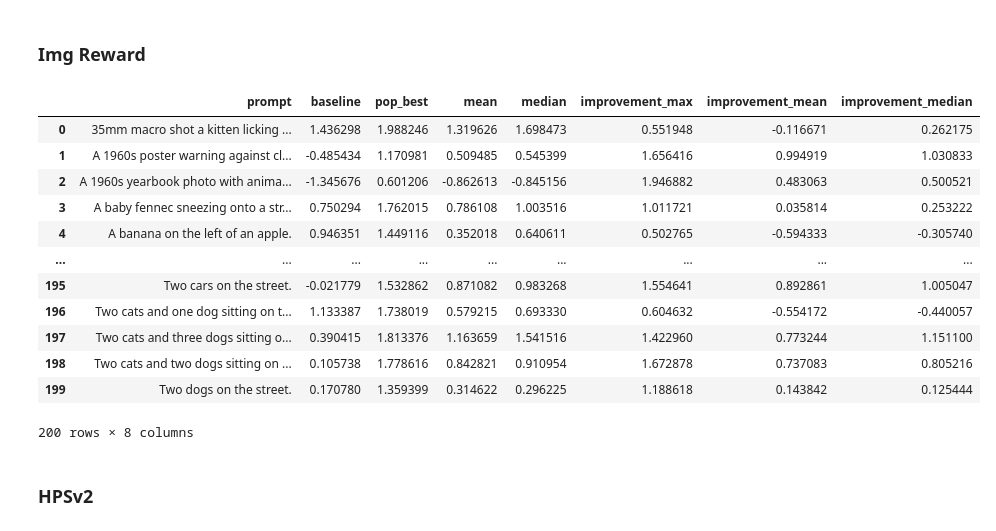
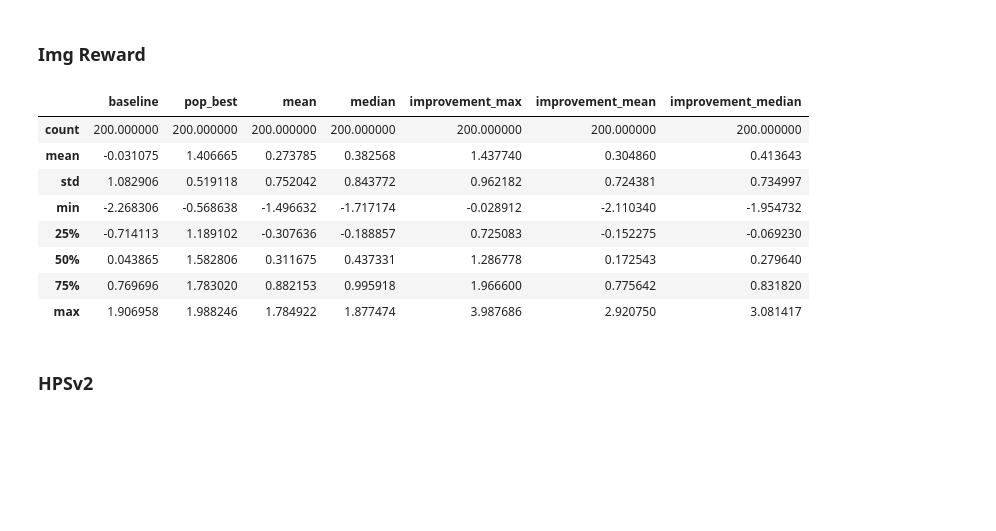
Before and after one commit to pjjajal/diffusion-trajectory, a Jupyter notebook: analysis.ipynb, the cells around one changed output. Saved outputs shown, nothing was run; the diff lists cells and outputs as text; code cells hidden in the pictures; blank space fills up the shorter version.

```diff
--- a/analysis.ipynb
+++ b/analysis.ipynb
@@ -69,7 +69,6 @@ def compute_deltas(data, up_to_step=15, max_or_min="max"):
     )
 
     pop_bests.columns = pop_bests.columns.map("_".join)
-
     joined_data = baseline_pop_best.join(pop_bests)
     joined_data["delta_max"] = joined_data[f"pop_best_eval_{max_or_min}"] - joined_data["mean"]
     joined_data["delta_mean"] = joined_data[f"mean_eval_{max_or_min}"] - joined_data["mean"]
@@ -88,6 +87,13 @@ def compute_deltas(data, up_to_step=15, max_or_min="max"):
             "delta_median": "improvement_median",
         }
     )
+
+    # Get the best image paths
+    subset = all_other_steps.loc[all_other_steps["step"] <= up_to_step]
+    best_img_indices = subset.groupby("prompt")[["pop_best_eval"]].idxmax()
+    best_rows = subset.loc[best_img_indices.values.flatten()]
+    best_img_paths = best_rows[["prompt", 'best_img.path']].set_index("prompt")
+    joined_data = joined_data.join(best_img_paths, on="prompt")
     return joined_data
 # %%
 def compute_deltas_dnos(data, up_to_step=15, max_or_min="max"):
@@ -122,21 +128,17 @@ api = wandb.Api(timeout=60)
 ### Img Reward
 # %%
 data = get_wandb_logs(api, "seris/inference-diffusion-noise-optim/skl06y3a")
-compute_deltas(data, up_to_step=15)
+compute_deltas(data, up_to_step=15).describe()
 # %% [output]
-|  | prompt | baseline | pop_best | mean | median | improvement_max | improvement_mean | improvement_median |
-| 0 | 35mm macro shot a kitten licking ... | 1.436298 | 1.988246 | 1.319626 | 1.698473 | 0.551948 | -0.116671 | 0.262175 |
-| 1 | A 1960s poster warning against cl... | -0.485434 | 1.170981 | 0.509485 | 0.545399 | 1.656416 | 0.994919 | 1.030833 |
-| 2 | A 1960s yearbook photo with anima... | -1.345676 | 0.601206 | -0.862613 | -0.845156 | 1.946882 | 0.483063 | 0.500521 |
-| 3 | A baby fennec sneezing onto a str... | 0.750294 | 1.762015 | 0.786108 | 1.003516 | 1.011721 | 0.035814 | 0.253222 |
-| 4 | A banana on the left of an apple. | 0.946351 | 1.449116 | 0.352018 | 0.640611 | 0.502765 | -0.594333 | -0.305740 |
-| ... | ... | ... | ... | ... | ... | ... | ... | ... |
-| 195 | Two cars on the street. | -0.021779 | 1.532862 | 0.871082 | 0.983268 | 1.554641 | 0.892861 | 1.005047 |
-| 196 | Two cats and one dog sitting on t... | 1.133387 | 1.738019 | 0.579215 | 0.693330 | 0.604632 | -0.554172 | -0.440057 |
-| 197 | Two cats and three dogs sitting o... | 0.390415 | 1.813376 | 1.163659 | 1.541516 | 1.422960 | 0.773244 | 1.151100 |
-| 198 | Two cats and two dogs sitting on ... | 0.105738 | 1.778616 | 0.842821 | 0.910954 | 1.672878 | 0.737083 | 0.805216 |
-| 199 | Two dogs on the street. | 0.170780 | 1.359399 | 0.314622 | 0.296225 | 1.188618 | 0.143842 | 0.125444 |
+|  | baseline | pop_best | mean | median | improvement_max | improvement_mean | improvement_median |
+| count | 200.000000 | 200.000000 | 200.000000 | 200.000000 | 200.000000 | 200.000000 | 200.000000 |
+| mean | -0.031075 | 1.406665 | 0.273785 | 0.382568 | 1.437740 | 0.304860 | 0.413643 |
+| std | 1.082906 | 0.519118 | 0.752042 | 0.843772 | 0.962182 | 0.724381 | 0.734997 |
+| min | -2.268306 | -0.568638 | -1.496632 | -1.717174 | -0.028912 | -2.110340 | -1.954732 |
+| 25% | -0.714113 | 1.189102 | -0.307636 | -0.188857 | 0.725083 | -0.152275 | -0.069230 |
+| 50% | 0.043865 | 1.582806 | 0.311675 | 0.437331 | 1.286778 | 0.172543 | 0.279640 |
+| 75% | 0.769696 | 1.783020 | 0.882153 | 0.995918 | 1.966600 | 0.775642 | 0.831820 |
+| max | 1.906958 | 1.988246 | 1.784922 | 1.877474 | 3.987686 | 2.920750 | 3.081417 |
-200 rows × 8 columns
 # %% [markdown]
 ### HPSv2
 # %%
```
Also changed, not shown: parts of 102 cells of this notebook, 3 other files.
